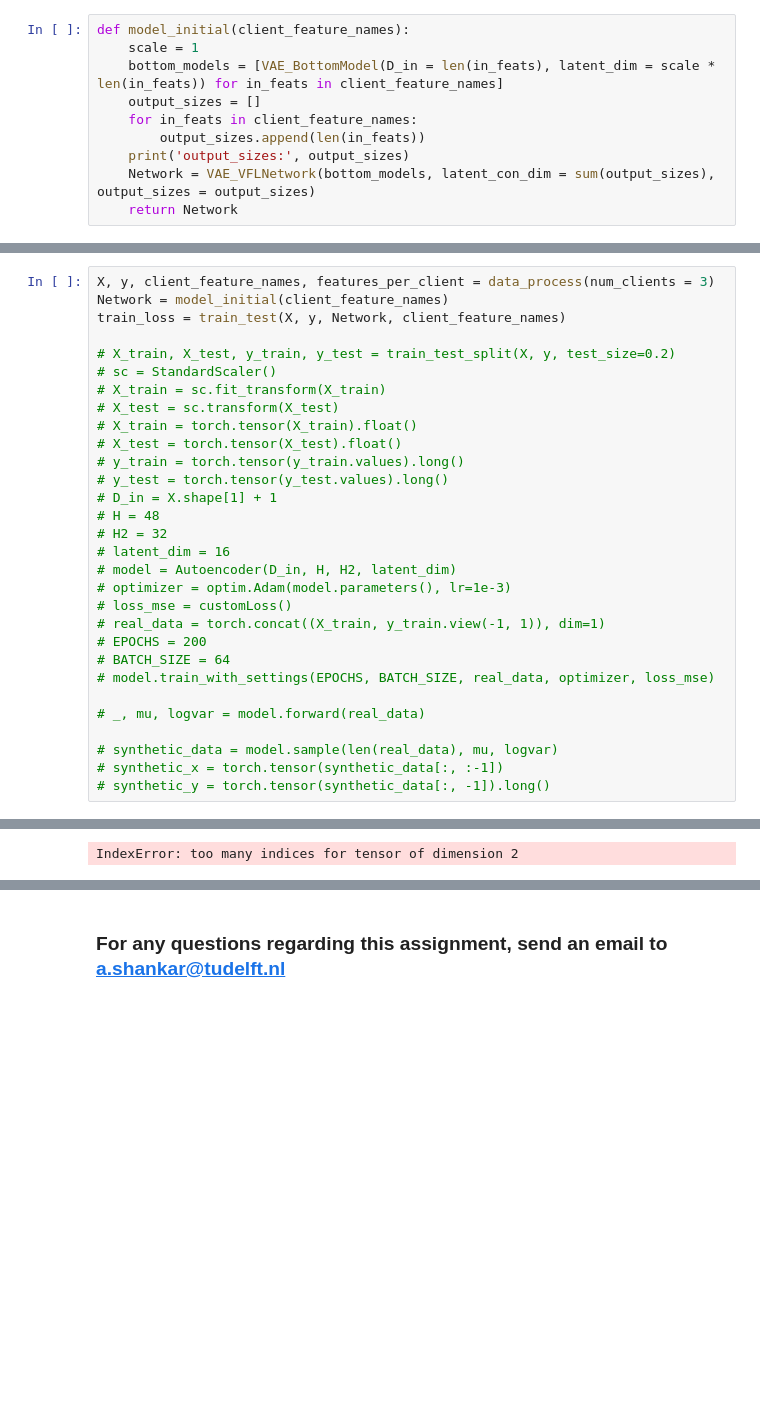
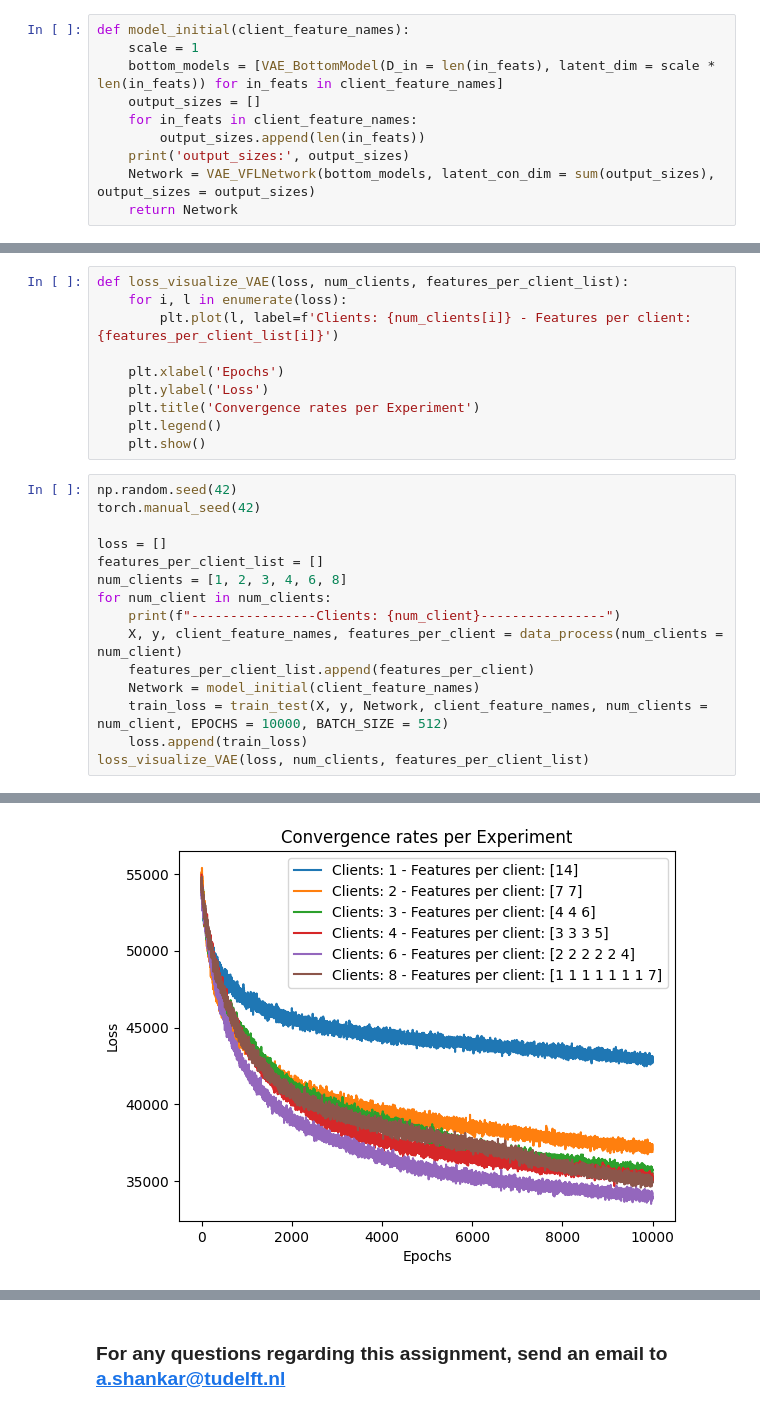
Before and after one commit to Sosekie/DDLS_Assignment, a Jupyter notebook: lab/Chenrui_hw-vfl.ipynb, the cells around one changed output, grey strips where cells are left out. Saved outputs shown, nothing was run; the diff lists cells and outputs as text; blank space fills up the shorter version.

```diff
--- a/lab/Chenrui_hw-vfl.ipynb
+++ b/lab/Chenrui_hw-vfl.ipynb
@@ -644,31 +696,26 @@ def train_test(X, Y, Network, client_feature_names, num_clients = 3, EPOCHS = 30
+# %%
+def loss_visualize_VAE(loss, num_clients, features_per_client_list):
+    for i, l in enumerate(loss):
+        plt.plot(l, label=f'Clients: {num_clients[i]} - Features per client: {features_per_client_list[i]}')
+
+    plt.xlabel('Epochs')
+    plt.ylabel('Loss')
+    plt.title('Convergence rates per Experiment')
+    plt.legend()
+    plt.show()
 # %%
-X, y, client_feature_names, features_per_client = data_process(num_clients = 3)
-Network = model_initial(client_feature_names)
-train_loss = train_test(X, y, Network, client_feature_names)
+np.random.seed(42)
+torch.manual_seed(42)
 
-# X_train, X_test, y_train, y_test = train_test_split(X, y, test_size=0.2)
-# sc = StandardScaler()
-# X_train = sc.fit_transform(X_train)
-# X_test = sc.transform(X_test)
-# X_train = torch.tensor(X_train).float()
-# X_test = torch.tensor(X_test).float()
-# y_train = torch.tensor(y_train.values).long()
-# y_test = torch.tensor(y_test.values).long()
-# D_in = X.shape[1] + 1
-# H = 48
-# H2 = 32
-# latent_dim = 16
-# model = Autoencoder(D_in, H, H2, latent_dim)
-# optimizer = optim.Adam(model.parameters(), lr=1e-3)
-# loss_mse = customLoss()
-# real_data = torch.concat((X_train, y_train.view(-1, 1)), dim=1)
-# EPOCHS = 200
-# BATCH_SIZE = 64
-# model.train_with_settings(EPOCHS, BATCH_SIZE, real_data, optimizer, loss_mse)
-
-# _, mu, logvar = model.forward(real_data)
-
-# synthetic_data = model.sample(len(real_data), mu, logvar)
-# synthetic_x = torch.tensor(synthetic_data[:, :-1])
-# synthetic_y = torch.tensor(synthetic_data[:, -1]).long()
+loss = []
+features_per_client_list = []
+num_clients = [1, 2, 3, 4, 6, 8]
+for num_client in num_clients:
+    print(f"----------------Clients: {num_client}----------------")
+    X, y, client_feature_names, features_per_client = data_process(num_clients = num_client)
+    features_per_client_list.append(features_per_client)
+    Network = model_initial(client_feature_names)
+    train_loss = train_test(X, y, Network, client_feature_names, num_clients = num_client, EPOCHS = 10000, BATCH_SIZE = 512)
+    loss.append(train_loss)
+loss_visualize_VAE(loss, num_clients, features_per_client_list)
 # %% [output]
@@ -682 +739 @@ data down!
-IndexError: too many indices for tensor of dimension 2
+[figure, added]
```
Also changed, not shown: parts of 16 cells of this notebook, 2 other files.
